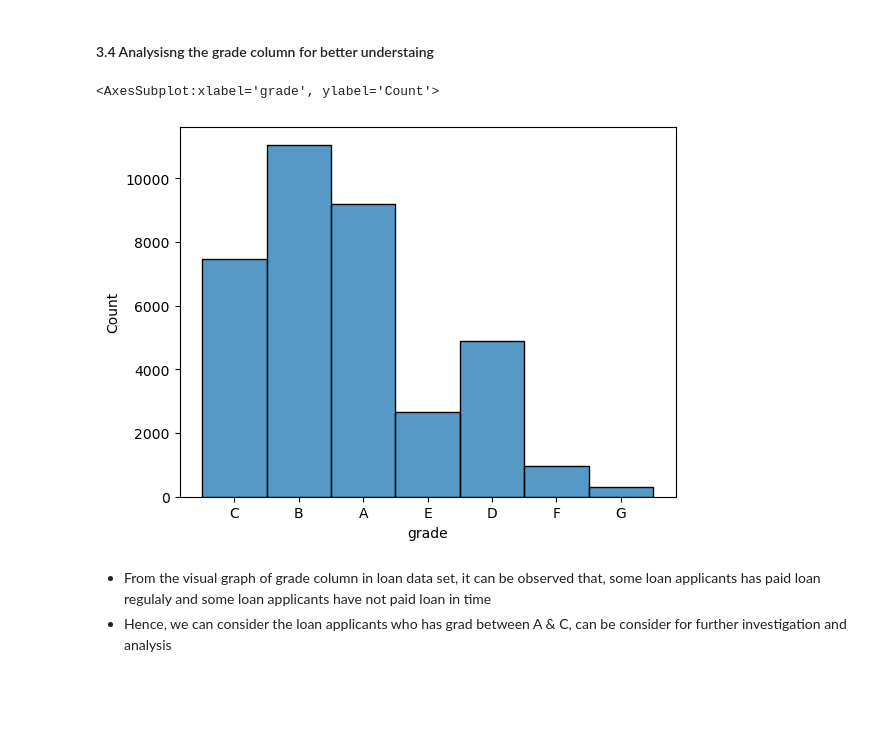
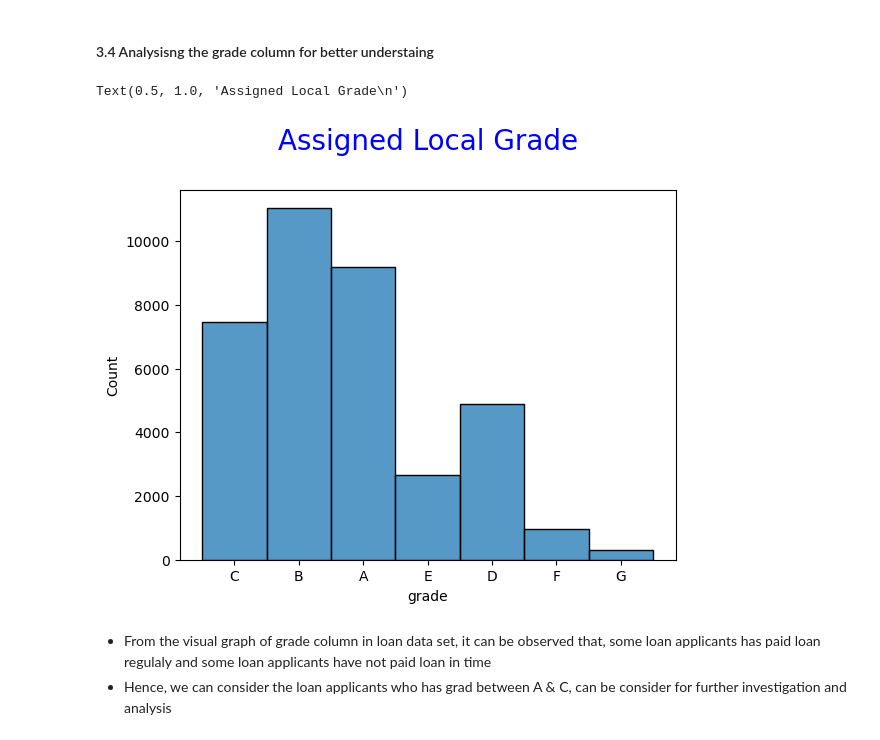
Before and after one commit to DMM006/Lending_Club_Case_Study, a Jupyter notebook: Manjunath.ipynb, the cells around one changed output. Drawn from its saved outputs; the diff is of its cells as text; code cells hidden in the pictures; blank space fills up the shorter version.

```diff
--- a/Manjunath.ipynb
+++ b/Manjunath.ipynb
@@ -619,9 +623,10 @@ df.head(3)
 #### 3.4 Analysisng the grade column for better understaing
 # %%
 sns.histplot(df["grade"])
+plt.title("Assigned Local Grade\n", fontdict={'fontsize': 20, 'fontweight' : 5, 'color' : 'Blue'})
 # %% [output]
-<AxesSubplot:xlabel='grade', ylabel='Count'>
+Text(0.5, 1.0, 'Assigned Local Grade\n')
-[figure, old version]
+[figure, new version]
 # %% [markdown]
 - From the visual graph of grade column in loan data set, it can be observed that, some loan applicants has paid loan regulaly and some loan applicants have not paid loan in time
 - Hence, we can consider the loan applicants who has grad between A & C, can be consider for further investigation and analysis
```
Also changed, not shown: parts of 11 cells of this notebook.
